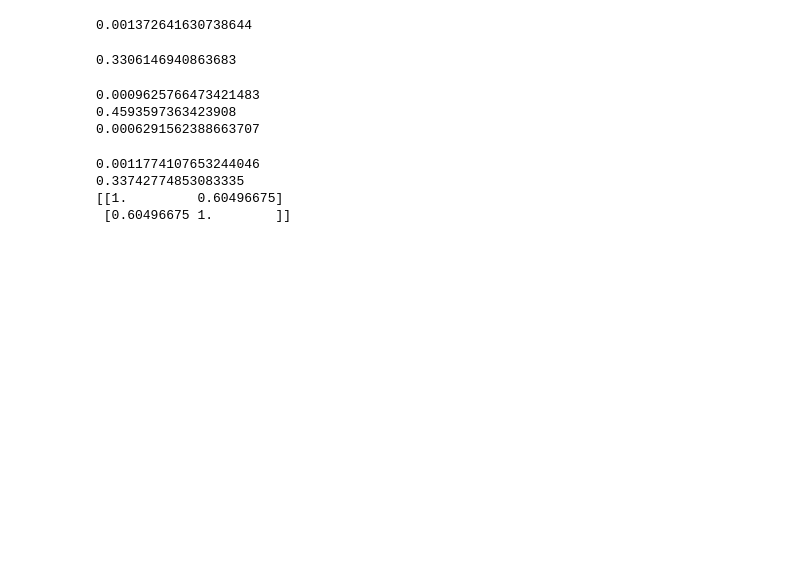
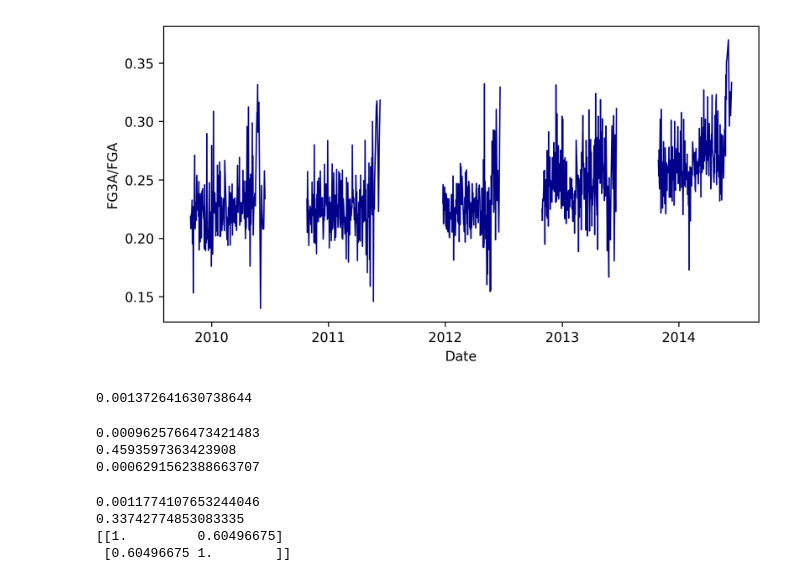
Before and after one commit to ethan-allavarpu/nba-box-score-modeling, a Jupyter notebook: eval-posthoc.ipynb, the cells around one changed output. Cells and saved outputs as stored; diff of their text form; code cells hidden in the pictures; blank space fills up the shorter version.

Commit message:
add training data plot

```diff
--- a/eval-posthoc.ipynb
+++ b/eval-posthoc.ipynb
@@ -6,2 +10,18 @@ import numpy as np
+# %%
+train_df = league_data_loader(range(2010, 2015))
+# %%
+plt.figure(figsize=(8, 4), dpi=300)
+for season in sorted(train_df.season.unique()):
+    season_df = train_df[train_df.season == season]
+    plt.plot(
+        season_df.game_date, season_df.league_avg_fg3a_fga,
+        color="darkblue", linewidth=1
+    )
+plt.xlabel("Date")
+plt.ylabel("FG3A/FGA")
+plt.savefig("plots/training-results.png", dpi=300, bbox_inches="tight")
+plt.show()
+# %% [output]
+[figure, added]
 # %%
 df = pd.read_csv("modeling/league_avg_fg3a_fga_predictions.csv")
@@ -11,7 +34,3 @@ def weighted_mse(true, pred, weights):
 weighted_mse(df.league_avg_fg3a_fga, df.league_avg_fg3a_fga.mean(), df_cnn.fga)
 # %% [output]
 0.001372641630738644
-# %%
-df.league_avg_fg3a_fga.mean()
-# %% [output]
-0.3306146940863683
```
Also changed, not shown: parts of 15 cells of this notebook.
